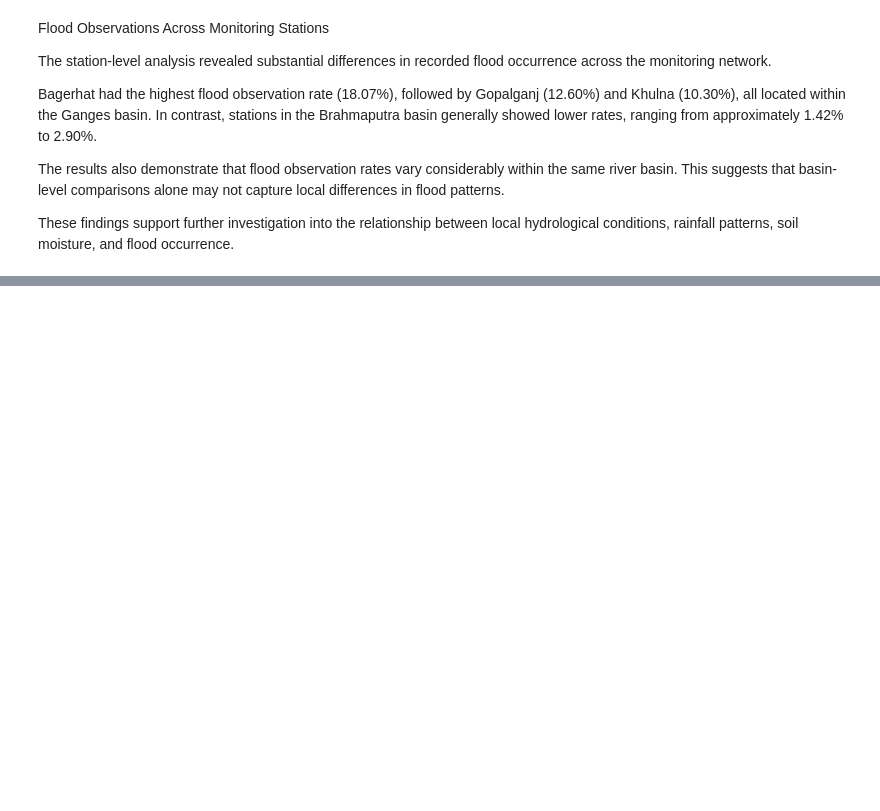
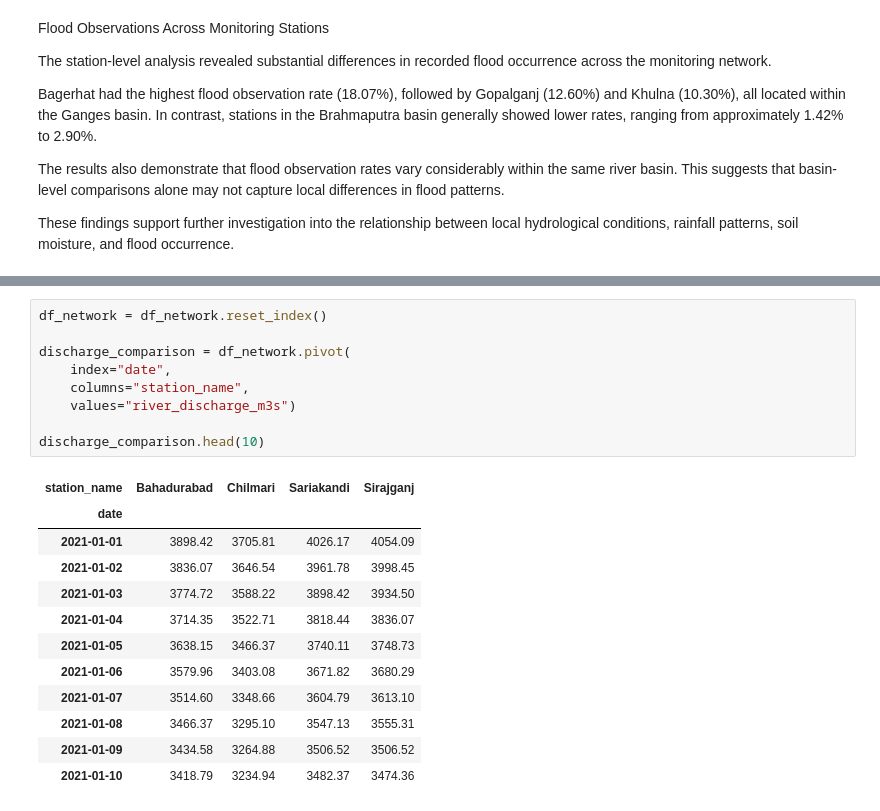
Before and after one commit to Burzo572/dsb_project, a Jupyter notebook: CapStoneProjectJankoBurzanovicFirstEda.ipynb, the cells around one changed output, grey strips where cells are left out. Drawn from its saved outputs; the diff is of its cells as text; blank space fills up the shorter version.

```diff
--- a/CapStoneProjectJankoBurzanovicFirstEda.ipynb
+++ b/CapStoneProjectJankoBurzanovicFirstEda.ipynb
@@ -900,0 +865,22 @@ for feature in features:
+# %%
+df_network = df_network.reset_index()
+
+discharge_comparison = df_network.pivot(
+    index="date",
+    columns="station_name",
+    values="river_discharge_m3s")
+
+discharge_comparison.head(10)
+# %% [output]
+| station_name | Bahadurabad | Chilmari | Sariakandi | Sirajganj |
+| date |  |  |  |  |
+| 2021-01-01 | 3898.42 | 3705.81 | 4026.17 | 4054.09 |
+| 2021-01-02 | 3836.07 | 3646.54 | 3961.78 | 3998.45 |
+| 2021-01-03 | 3774.72 | 3588.22 | 3898.42 | 3934.50 |
+| 2021-01-04 | 3714.35 | 3522.71 | 3818.44 | 3836.07 |
+| 2021-01-05 | 3638.15 | 3466.37 | 3740.11 | 3748.73 |
+| 2021-01-06 | 3579.96 | 3403.08 | 3671.82 | 3680.29 |
+| 2021-01-07 | 3514.60 | 3348.66 | 3604.79 | 3613.10 |
+| 2021-01-08 | 3466.37 | 3295.10 | 3547.13 | 3555.31 |
+| 2021-01-09 | 3434.58 | 3264.88 | 3506.52 | 3506.52 |
+| 2021-01-10 | 3418.79 | 3234.94 | 3482.37 | 3474.36 |
```
Also changed, not shown: parts of 48 cells of this notebook.
